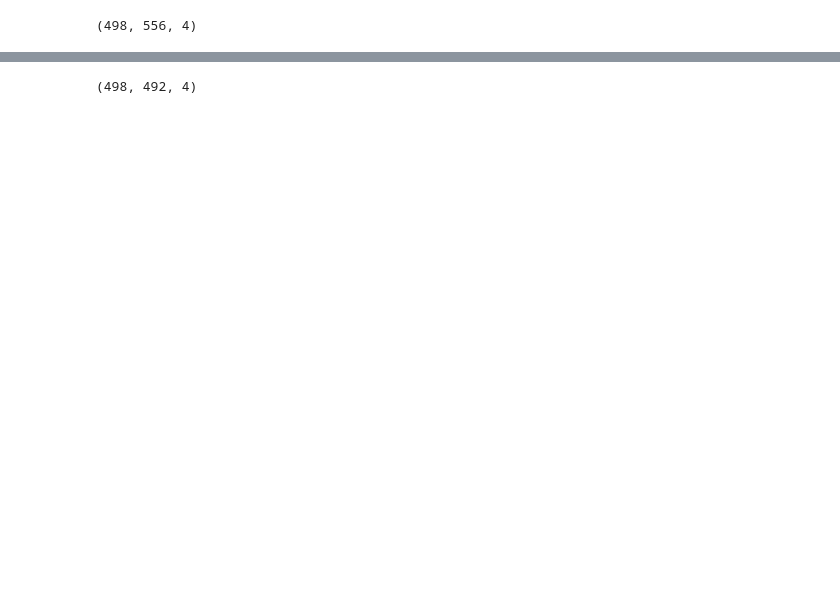
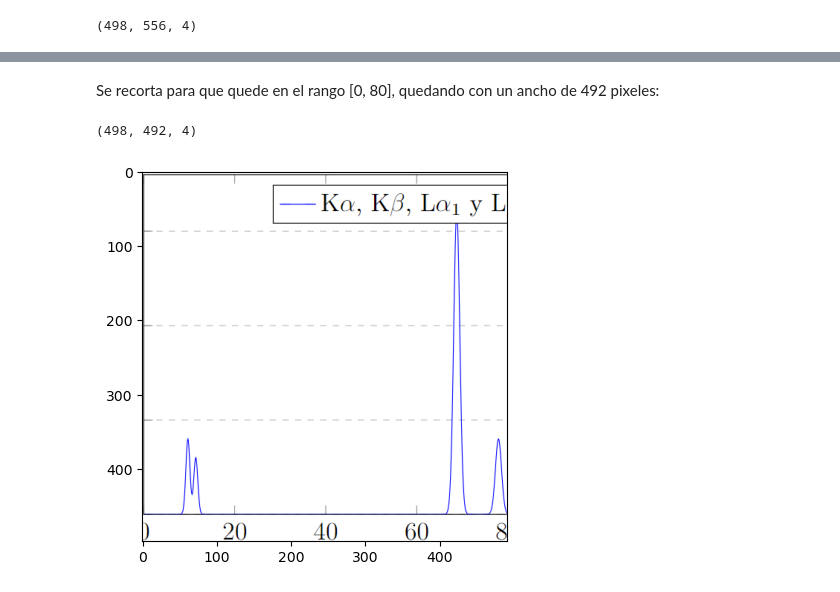
Before and after one commit to eduardoh27/Core-Level-Spectroscopy, a Jupyter notebook: Taller 3/punto10.ipynb, the cells around one changed output, grey strips where cells are left out. Drawn from its saved outputs; the diff is of its cells as text; code cells hidden in the pictures; blank space fills up the shorter version.

```diff
--- a/Taller 3/punto10.ipynb
+++ b/Taller 3/punto10.ipynb
@@ -10,6 +16,11 @@ img.shape
+# %% [markdown]
+Se recorta para que quede en el rango [0, 80], quedando con un ancho de 492 pixeles:
 # %%
 # recorte hasta 80
 img = img[:, 1:493, :]
-img.shape
+print(img.shape)
+plt.imshow(img)
+plt.show()
 # %% [output]
 (498, 492, 4)
+[figure, added]
```
Also changed, not shown: parts of 8 cells of this notebook, 1 other file.
